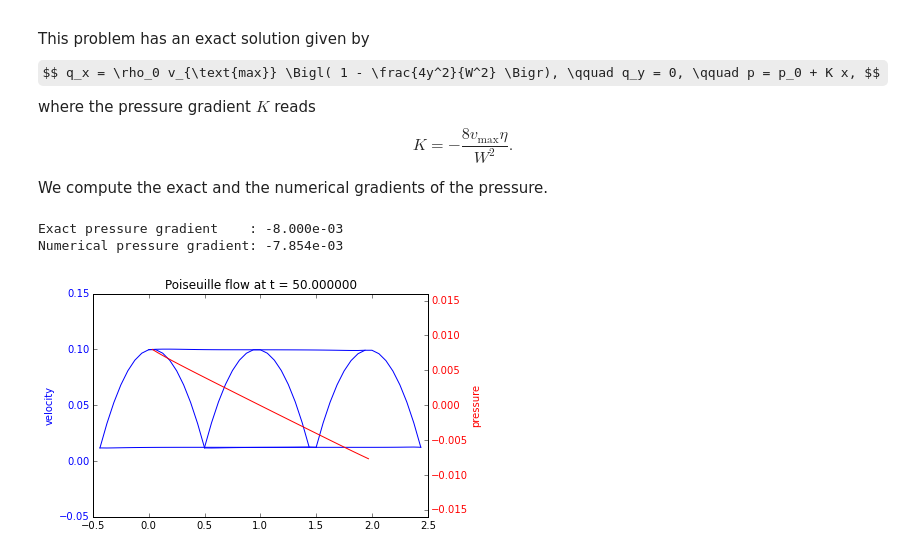
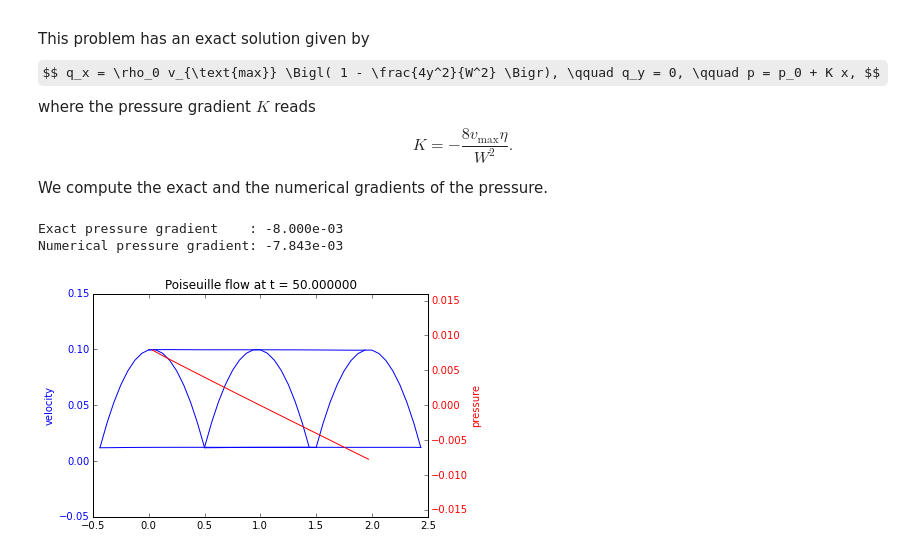
Before and after one commit to pylbm/pylbm, a Jupyter notebook: notebooks/05_Poiseuille.ipynb, the cells around one changed output. Drawn from its saved outputs; the diff is of its cells as text; code cells hidden in the pictures; some formulas as TeX source.

```diff
--- a/notebooks/05_Poiseuille.ipynb
+++ b/notebooks/05_Poiseuille.ipynb
@@ -328,34 +328,33 @@ dico = {
                 (9*(X**2+Y**2)**2-21*(X**2+Y**2)+8)/2,
                 3*X*(X**2+Y**2)-5*X, 3*Y*(X**2+Y**2)-5*Y,
                 X**2-Y**2, X*Y
             ],
             'relaxation_parameters':s,
             'equilibrium':[
                 rho, qx, qy,
                 -2*rho + 3*q2,
-                rho+3/2*q2,
+                rho-3*q2,
                 -qx/LA, -qy/LA,
                 qx2-qy2, qxy
             ],
             'init':{rho:rhoo, qx:0., qy:0.},
         },
     ],
     'boundary_conditions':{
         0:{'method':{0: pyLBM.bc.bouzidi_bounce_back}, 'value':bc}
     },
     'generator': pyLBM.generator.CythonGenerator,
 }
 
 sol = pyLBM.Simulation(dico)
 while (sol.t<Tf):
     sol.one_time_step()
-sol.f2m()
 plot_coupe(sol)
 ny = int(sol.domain.N[1]/2)
 num_pressure_gradient = (sol.m[0][0][-2,ny] - sol.m[0][0][1,ny]) / (xmax-xmin) * la**2/ 3.0
 print "Exact pressure gradient    : {0:10.3e}".format(pressure_gradient)
 print "Numerical pressure gradient: {0:10.3e}".format(num_pressure_gradient)
 # %% [output]
 Exact pressure gradient    : -8.000e-03
-Numerical pressure gradient: -7.854e-03
+Numerical pressure gradient: -7.843e-03
-[figure, old version]
+[figure, new version]
```
Also changed, not shown: parts of 2 cells of this notebook, 11 other files.
